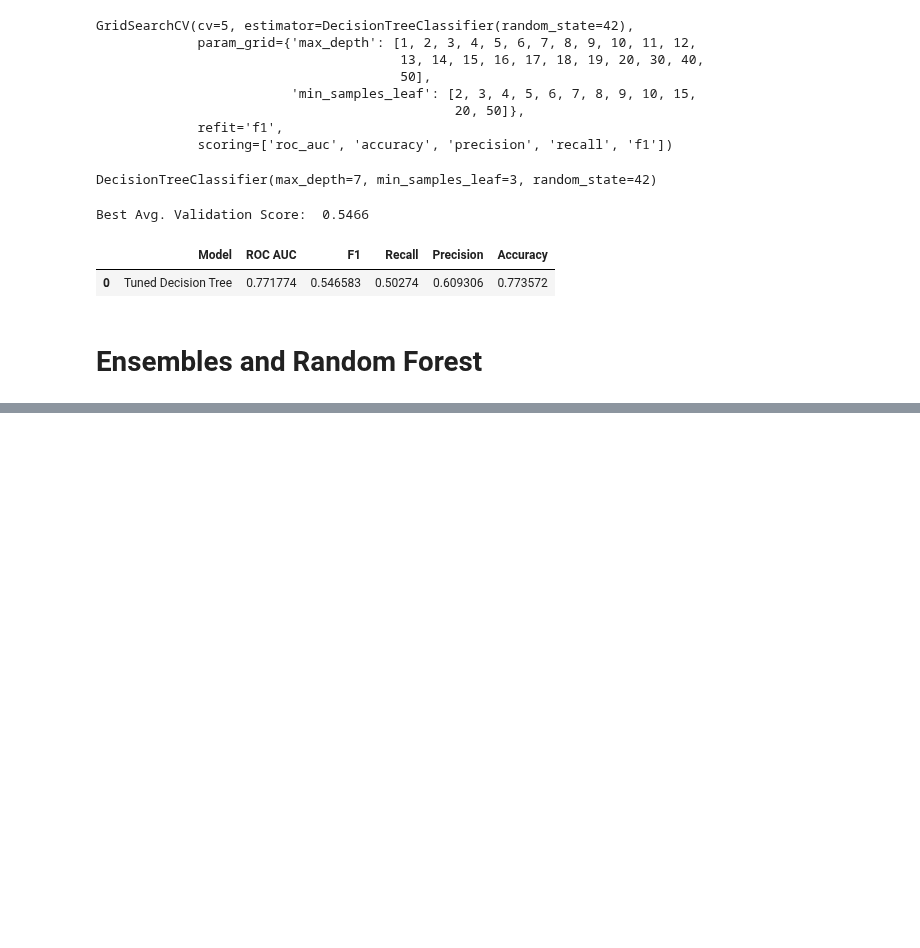
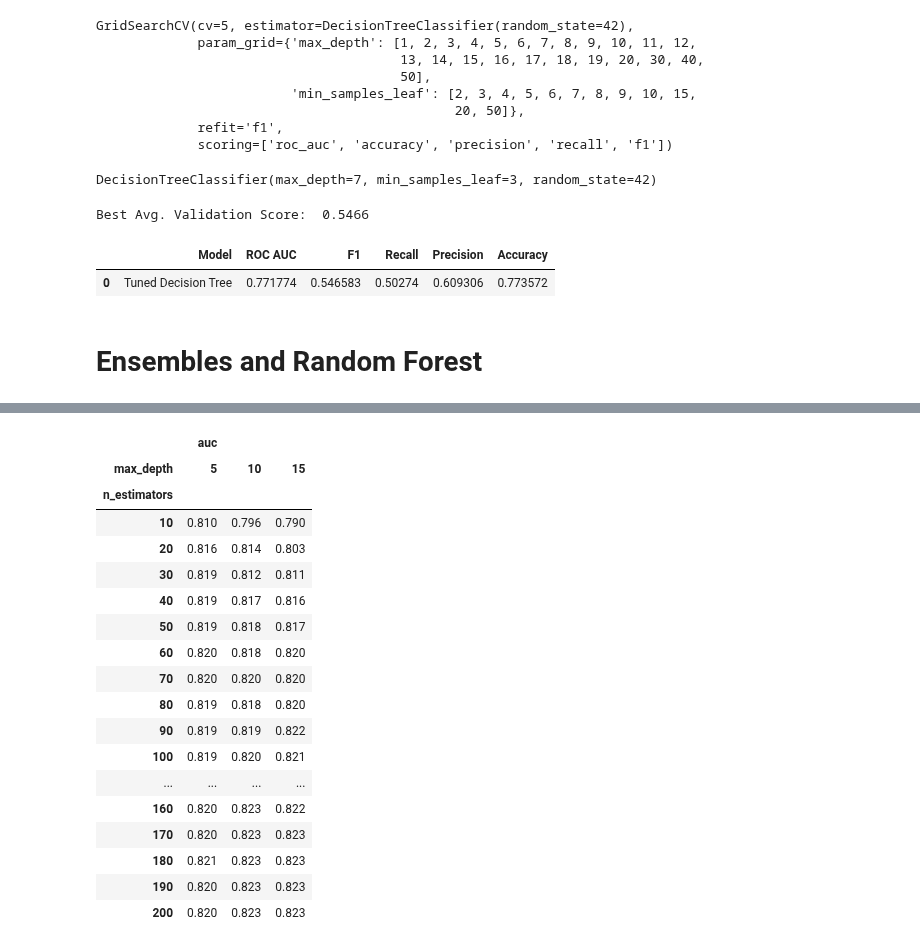
Before and after one commit to a-kravets/Data-Analytics-Projects, a Jupyter notebook: Credit Risk Scoring/credit_risk_scoring.ipynb, the cells around one changed output, grey strips where cells are left out. Drawn from its saved outputs; the diff is of its cells as text; code cells hidden in the pictures; blank space fills up the shorter version.

```diff
--- a/Credit Risk Scoring/credit_risk_scoring.ipynb
+++ b/Credit Risk Scoring/credit_risk_scoring.ipynb
@@ -611,0 +667,25 @@ plt.plot(df_scores.n_estimators, df_scores.auc)
+# %%
+# creating table for the scores
+
+df_scores_pivot = df_scores.pivot(index='n_estimators', columns=['max_depth'], values=['auc'])
+df_scores_pivot.round(3)
+# %% [output]
+|  | auc |  |  |
+| max_depth | 5 | 10 | 15 |
+| n_estimators |  |  |  |
+| 10 | 0.810 | 0.796 | 0.790 |
+| 20 | 0.816 | 0.814 | 0.803 |
+| 30 | 0.819 | 0.812 | 0.811 |
+| 40 | 0.819 | 0.817 | 0.816 |
+| 50 | 0.819 | 0.818 | 0.817 |
+| 60 | 0.820 | 0.818 | 0.820 |
+| 70 | 0.820 | 0.820 | 0.820 |
+| 80 | 0.819 | 0.818 | 0.820 |
+| 90 | 0.819 | 0.819 | 0.822 |
+| 100 | 0.819 | 0.820 | 0.821 |
+| ... | ... | ... | ... |
+| 160 | 0.820 | 0.823 | 0.822 |
+| 170 | 0.820 | 0.823 | 0.823 |
+| 180 | 0.821 | 0.823 | 0.823 |
+| 190 | 0.820 | 0.823 | 0.823 |
+| 200 | 0.820 | 0.823 | 0.823 |
```
Also changed, not shown: parts of 23 cells of this notebook.
